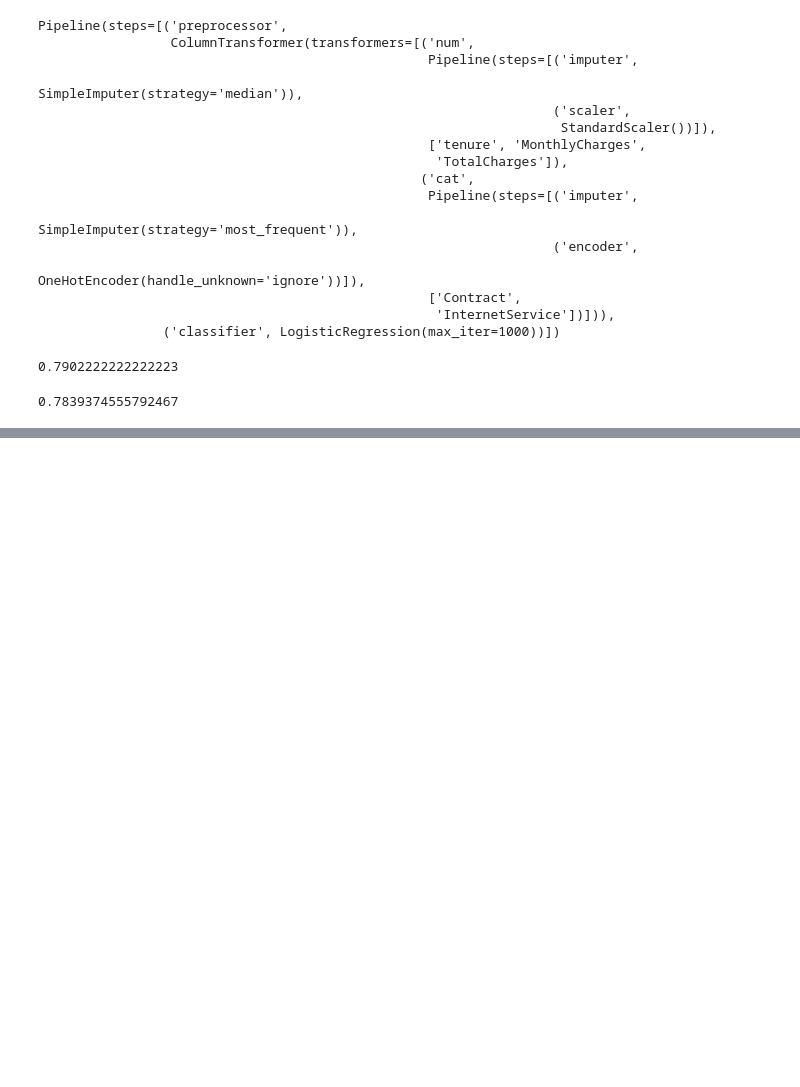
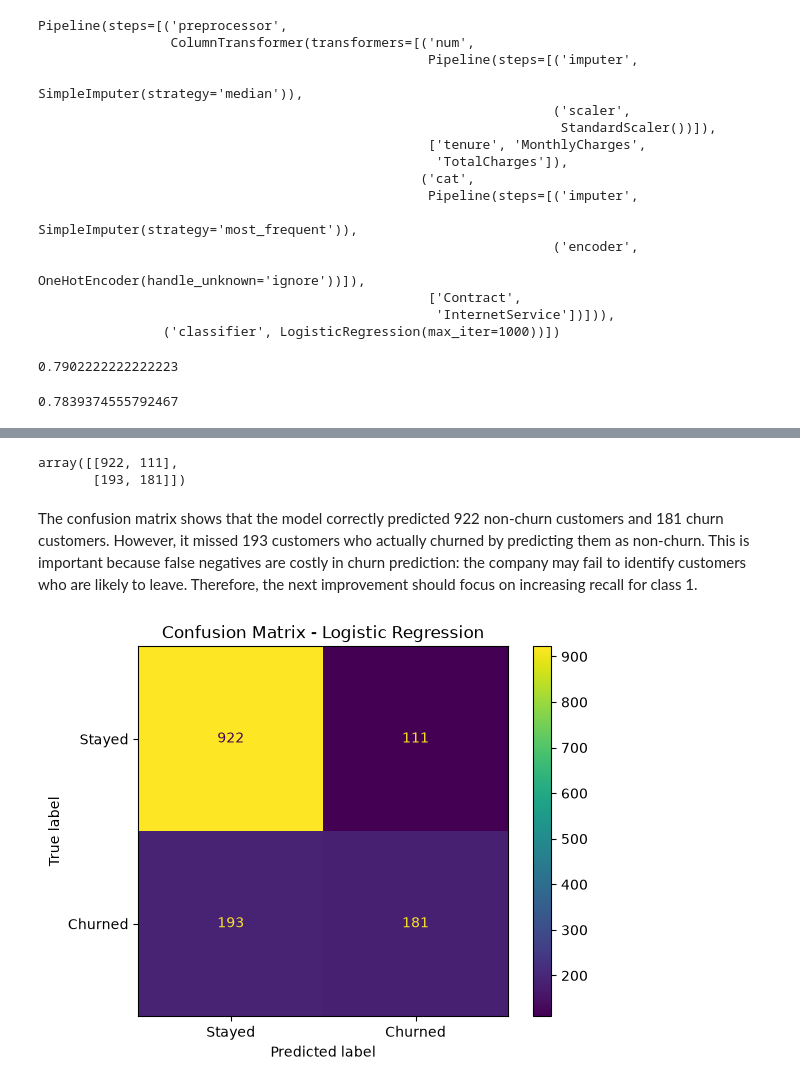
Before and after one commit to mishrayuvraj-8905/Churn_customer_model, a Jupyter notebook: notebooks/churn_training.ipynb, the cells around one changed output, grey strips where cells are left out. Cells and saved outputs as stored; diff of their text form; code cells hidden in the pictures; blank space fills up the shorter version.

```diff
--- a/notebooks/churn_training.ipynb
+++ b/notebooks/churn_training.ipynb
@@ -223,3 +223,9 @@ test_accuracy=model.score(X_test, y_test)
 test_accuracy
 # %% [output]
 0.7839374555792467
+# %%
+from sklearn.metrics import classification_report, confusion_matrix
+
+y_pred = model.predict(X_test)
+
+print(classification_report(y_test, y_pred))
@@ -225,0 +245,21 @@ test_accuracy
+# %%
+confusion_matrix(y_test, y_pred)
+# %% [output]
+array([[922, 111],
+       [193, 181]])
+# %% [markdown]
+The confusion matrix shows that the model correctly predicted 922 non-churn customers and 181 churn customers. However, it missed 193 customers who actually churned by predicting them as non-churn. This is important because false negatives are costly in churn prediction: the company may fail to identify customers who are likely to leave. Therefore, the next improvement should focus on increasing recall for class 1.
+# %%
+from sklearn.metrics import ConfusionMatrixDisplay
+import matplotlib.pyplot as plt
+
+ConfusionMatrixDisplay.from_predictions(
+    y_test,
+    y_pred,
+    display_labels=["Stayed", "Churned"]
+)
+
+plt.title("Confusion Matrix - Logistic Regression")
+plt.show()
+# %% [output]
+[figure, added]
```
Also changed, not shown: parts of 19 cells of this notebook, 2 other files.
